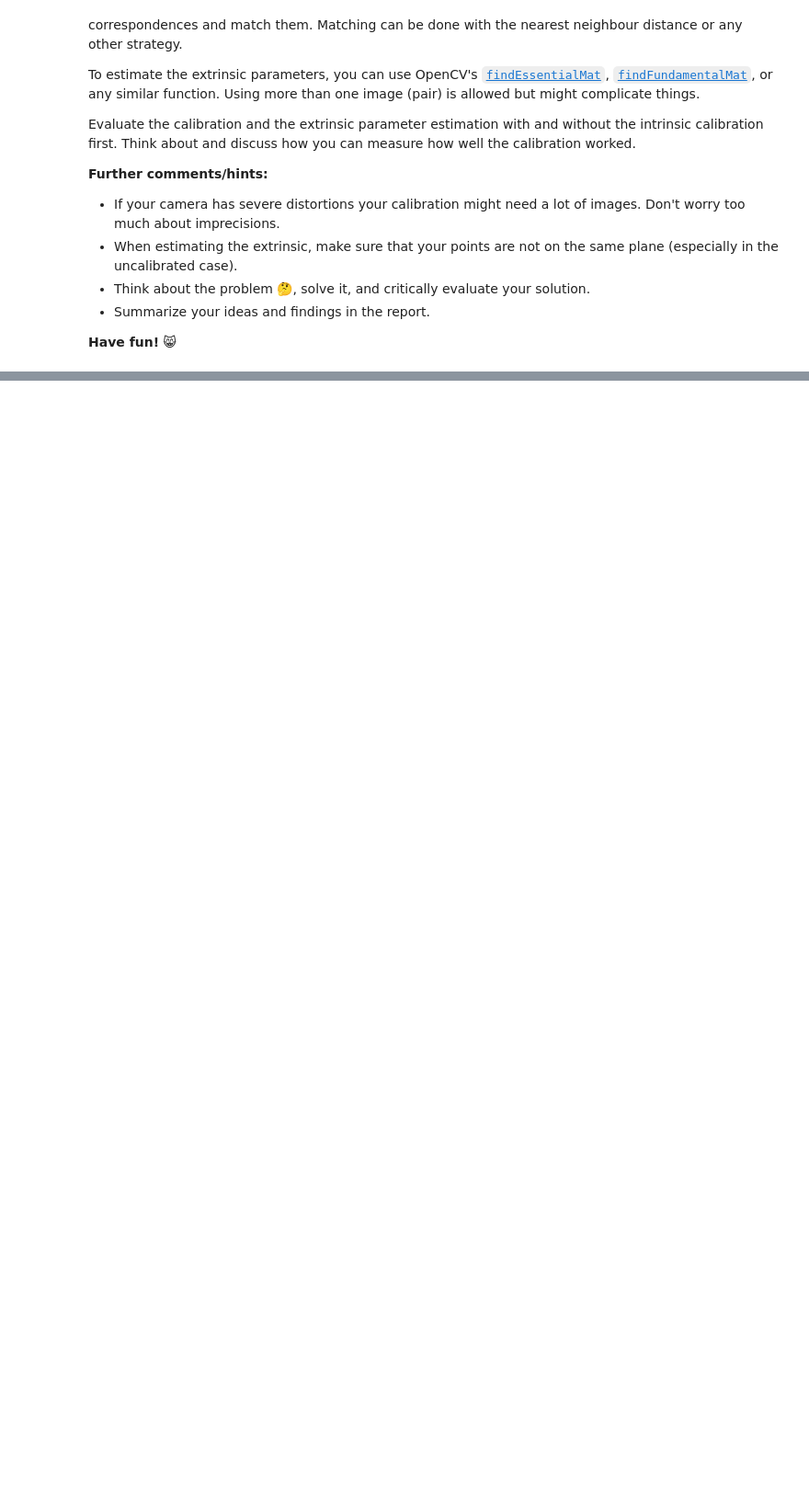
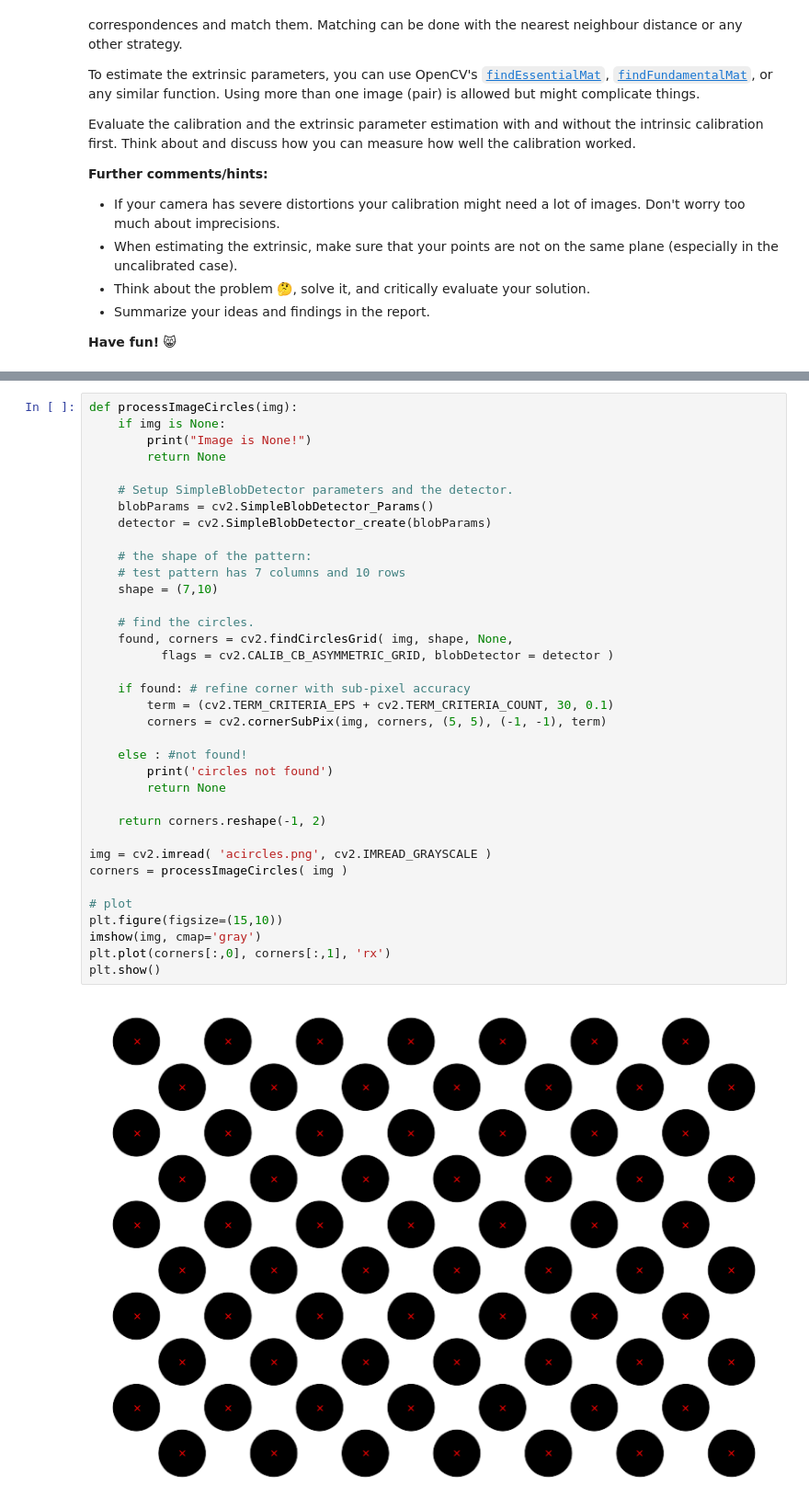
Before and after one commit to schedldave/cv2022, a Jupyter notebook: HW03_Calibration.ipynb, the cells around one changed output, grey strips where cells are left out. Shown at 92% size. Cells and saved outputs as stored; diff of their text form; blank space fills up the shorter version.

```diff
--- a/HW03_Calibration.ipynb
+++ b/HW03_Calibration.ipynb
@@ -37,0 +114,38 @@ Evaluate the calibration and the extrinsic parameter estimation with and without
+# %%
+def processImageCircles(img):
+    if img is None:
+        print("Image is None!")
+        return None
+
+    # Setup SimpleBlobDetector parameters and the detector.
+    blobParams = cv2.SimpleBlobDetector_Params()
+    detector = cv2.SimpleBlobDetector_create(blobParams)
+
+    # the shape of the pattern:
+    # test pattern has 7 columns and 10 rows
+    shape = (7,10)
+
+    # find the circles.
+    found, corners = cv2.findCirclesGrid( img, shape, None,
+          flags = cv2.CALIB_CB_ASYMMETRIC_GRID, blobDetector = detector )
+
+    if found: # refine corner with sub-pixel accuracy
+        term = (cv2.TERM_CRITERIA_EPS + cv2.TERM_CRITERIA_COUNT, 30, 0.1)
+        corners = cv2.cornerSubPix(img, corners, (5, 5), (-1, -1), term)
+
+    else : #not found!
+        print('circles not found')
+        return None
+
+    return corners.reshape(-1, 2)
+
+img = cv2.imread( 'acircles.png', cv2.IMREAD_GRAYSCALE )
+corners = processImageCircles( img )
+
+# plot
+plt.figure(figsize=(15,10))
+imshow(img, cmap='gray')
+plt.plot(corners[:,0], corners[:,1], 'rx')
+plt.show()
+# %% [output]
+[figure, added]
```
Also changed, not shown: parts of 6 cells of this notebook.
